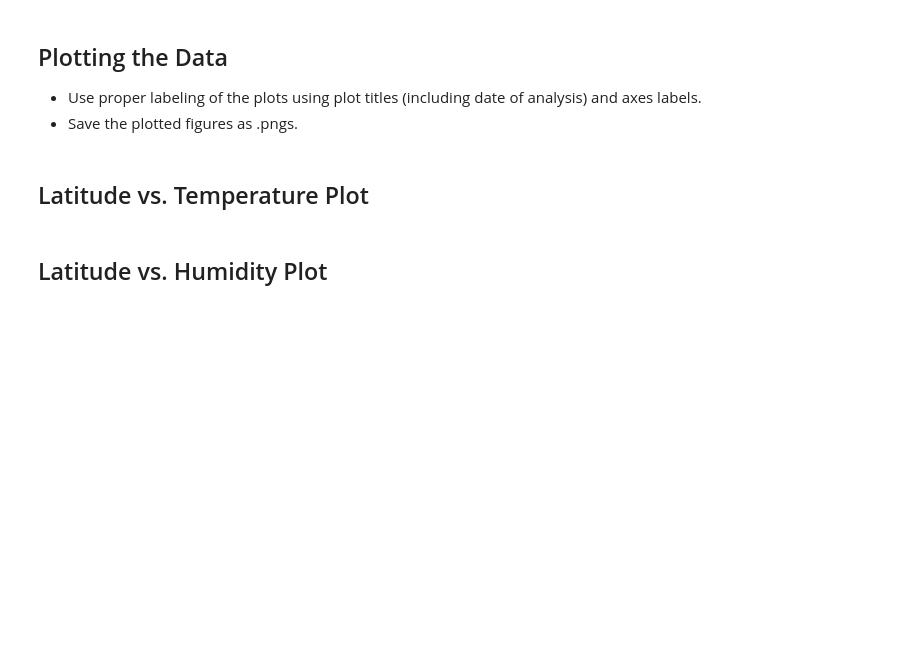
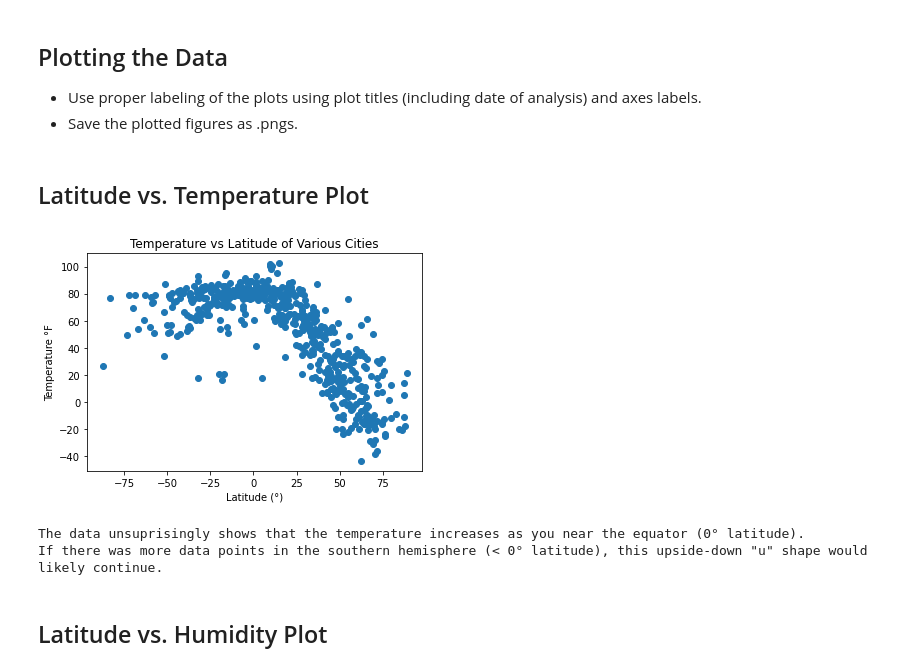
Before and after one commit to rileyfritz/python-api-challenge, a Jupyter notebook: WeatherPy/WeatherPy.ipynb, the cells around one changed output. Saved outputs shown, nothing was run; the diff lists cells and outputs as text; code cells hidden in the pictures; blank space fills up the shorter version.

Commit message:
saving, good progress on scatter plots. almost done then lin regress.

```diff
--- a/WeatherPy/WeatherPy.ipynb
+++ b/WeatherPy/WeatherPy.ipynb
@@ -162,5 +162,17 @@ There are now 563 cities in the dataframe.
 * Save the plotted figures as .pngs.
 # %% [markdown]
 ## Latitude vs. Temperature Plot
+# %%
+plt.scatter(weather_df['Latitude'], weather_df['Temperature \N{DEGREE SIGN}F'])
+plt.title('Temperature vs Latitude of Various Cities')
+plt.xlabel('Latitude (\N{DEGREE SIGN})')
+plt.ylabel('Temperature \N{DEGREE SIGN}F')
+plt.show()
+print('The data unsuprisingly shows that the temperature increases as you near the equator (0\N{DEGREE SIGN} latitude).')
+print('If there was more data points in the southern hemisphere (< 0\N{DEGREE SIGN} latitude), this upside-down "u" shape would likely continue.')
+# %% [output]
+[figure, added]
+The data unsuprisingly shows that the temperature increases as you near the equator (0° latitude).
+If there was more data points in the southern hemisphere (< 0° latitude), this upside-down "u" shape would likely continue.
 # %% [markdown]
 ## Latitude vs. Humidity Plot
```
Also changed, not shown: parts of 2 cells of this notebook.
